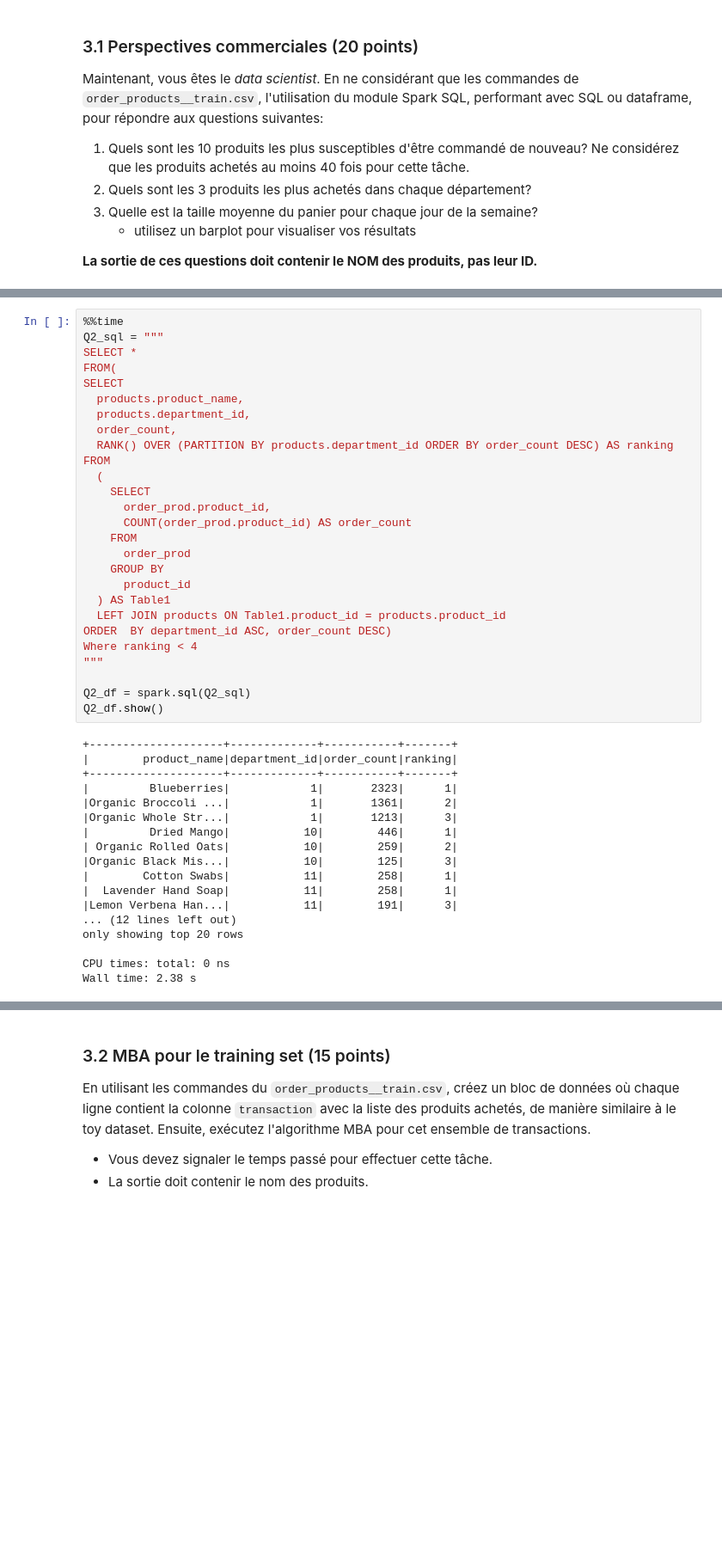
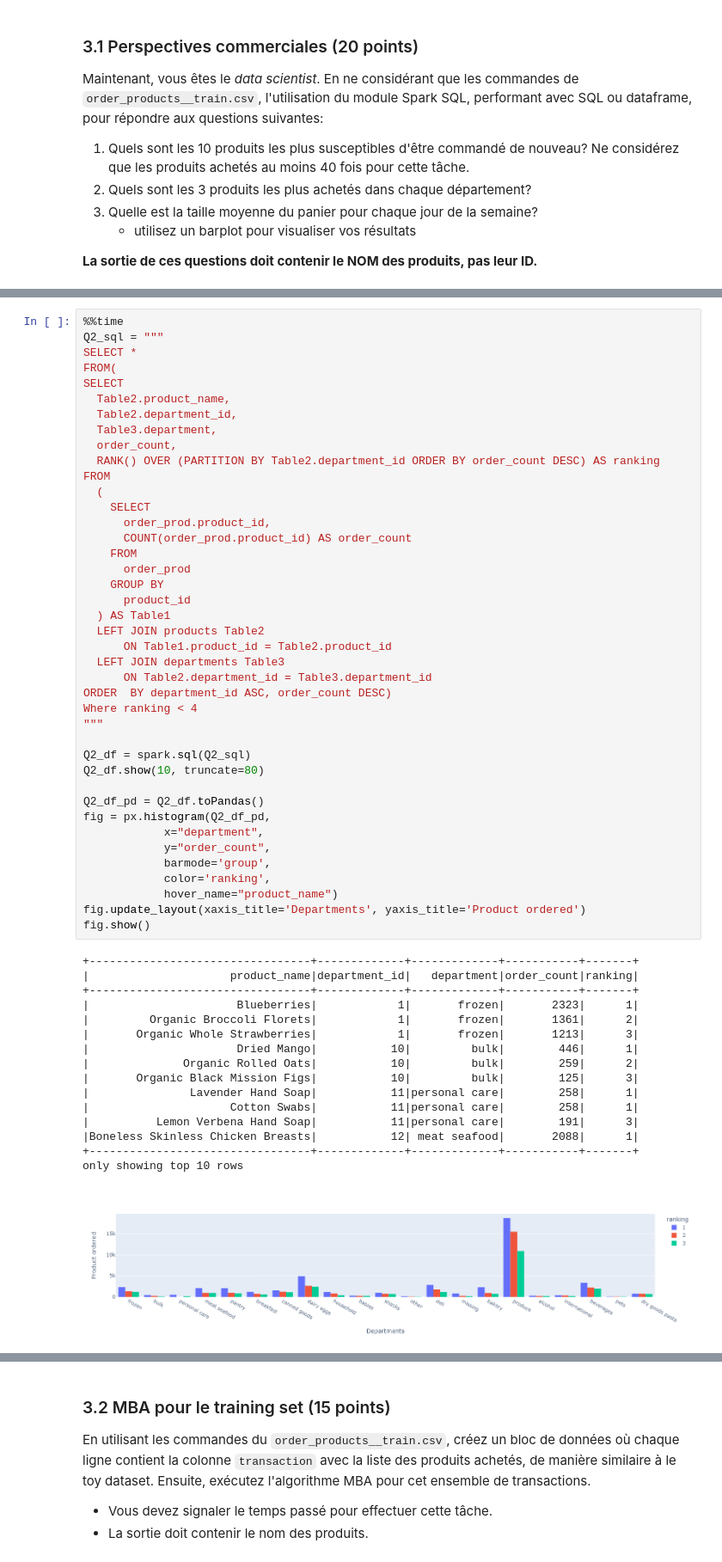
Before and after one commit to marcomudenge/Spark_GCP_Market_Basket_Analysis, a Jupyter notebook: TP2/TP2_MUDENGE_SOUTTRE.ipynb, the cells around one changed output, grey strips where cells are left out. Shown at 86% size. Drawn from its saved outputs; the diff is of its cells as text; blank space fills up the shorter version.

```diff
--- a/TP2/TP2_MUDENGE_SOUTTRE.ipynb
+++ b/TP2/TP2_MUDENGE_SOUTTRE.ipynb
@@ -792,45 +842,58 @@ Wall time: 2.09 s
 # %%
 %%time
 Q2_sql = """
 SELECT *
 FROM(
 SELECT
-  products.product_name,
-  products.department_id,
+  Table2.product_name,
+  Table2.department_id,
+  Table3.department,
   order_count,
-  RANK() OVER (PARTITION BY products.department_id ORDER BY order_count DESC) AS ranking
+  RANK() OVER (PARTITION BY Table2.department_id ORDER BY order_count DESC) AS ranking
 FROM
   (
     SELECT
       order_prod.product_id,
       COUNT(order_prod.product_id) AS order_count
     FROM
       order_prod
     GROUP BY
       product_id
   ) AS Table1
-  LEFT JOIN products ON Table1.product_id = products.product_id
+  LEFT JOIN products Table2
+      ON Table1.product_id = Table2.product_id
+  LEFT JOIN departments Table3
+      ON Table2.department_id = Table3.department_id
 ORDER  BY department_id ASC, order_count DESC)
 Where ranking < 4
 """
 
 Q2_df = spark.sql(Q2_sql)
-Q2_df.show()
+Q2_df.show(10, truncate=80)
+
+Q2_df_pd = Q2_df.toPandas()
+fig = px.histogram(Q2_df_pd,
+            x="department",
+            y="order_count",
+            barmode='group',
+            color='ranking',
+            hover_name="product_name")
+fig.update_layout(xaxis_title='Departments', yaxis_title='Product ordered')
+fig.show()
 # %% [output]
-+--------------------+-------------+-----------+-------+
-|        product_name|department_id|order_count|ranking|
-+--------------------+-------------+-----------+-------+
-|         Blueberries|            1|       2323|      1|
-|Organic Broccoli ...|            1|       1361|      2|
-|Organic Whole Str...|            1|       1213|      3|
-|         Dried Mango|           10|        446|      1|
-| Organic Rolled Oats|           10|        259|      2|
-|Organic Black Mis...|           10|        125|      3|
-|        Cotton Swabs|           11|        258|      1|
-|  Lavender Hand Soap|           11|        258|      1|
-|Lemon Verbena Han...|           11|        191|      3|
-... (12 lines left out)
-only showing top 20 rows
-
-CPU times: total: 0 ns
-Wall time: 2.38 s
++---------------------------------+-------------+-------------+-----------+-------+
+|                     product_name|department_id|   department|order_count|ranking|
++---------------------------------+-------------+-------------+-----------+-------+
+|                      Blueberries|            1|       frozen|       2323|      1|
+|         Organic Broccoli Florets|            1|       frozen|       1361|      2|
+|       Organic Whole Strawberries|            1|       frozen|       1213|      3|
+|                      Dried Mango|           10|         bulk|        446|      1|
+|              Organic Rolled Oats|           10|         bulk|        259|      2|
+|       Organic Black Mission Figs|           10|         bulk|        125|      3|
+|               Lavender Hand Soap|           11|personal care|        258|      1|
+|                     Cotton Swabs|           11|personal care|        258|      1|
+|          Lemon Verbena Hand Soap|           11|personal care|        191|      3|
+|Boneless Skinless Chicken Breasts|           12| meat seafood|       2088|      1|
++---------------------------------+-------------+-------------+-----------+-------+
+only showing top 10 rows
+[figure, added]
```
Also changed, not shown: parts of 36 cells of this notebook, 4 other files.
